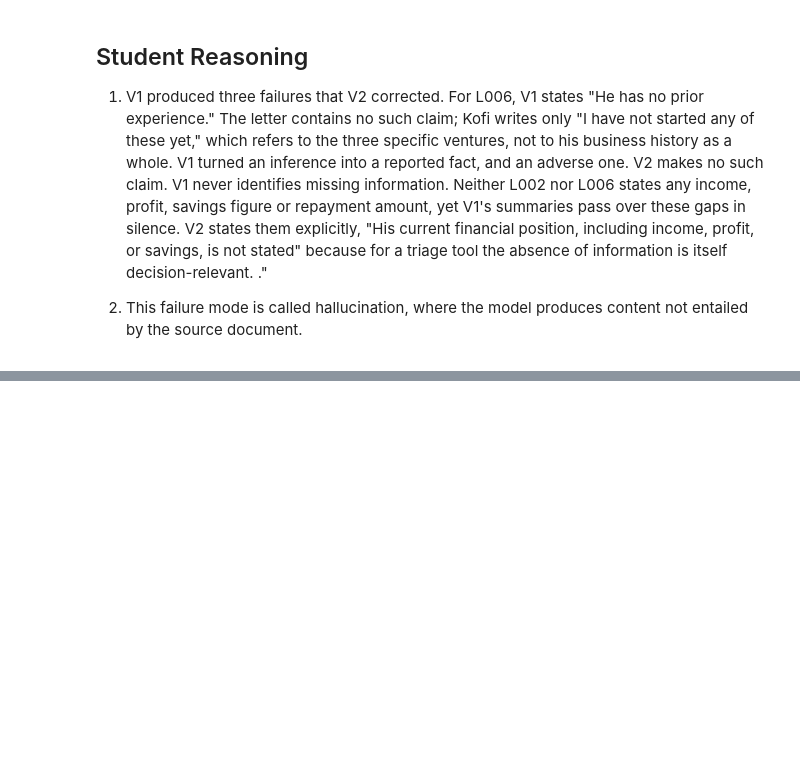
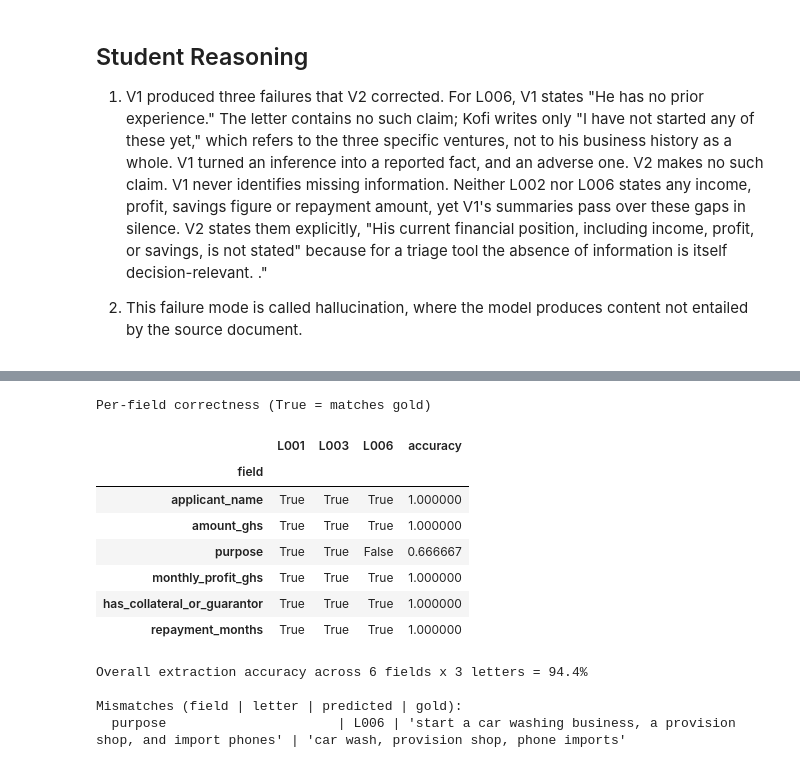
Before and after one commit to dan-the-man7/lab_4_, a Jupyter notebook: lab4.ipynb, the cells around one changed output, grey strips where cells are left out. Saved outputs shown, nothing was run; the diff lists cells and outputs as text; code cells hidden in the pictures; blank space fills up the shorter version.

```diff
--- a/lab4.ipynb
+++ b/lab4.ipynb
@@ -483 +483,71 @@ Briefing L006
 Final Decision: to be made by the human loan officer.
+# %%
+# Part 4.1
+STOPWORDS = {"a", "an", "the", "and", "or", "of", "to", "for", "into", "with", "my", "new"}
+
+
+def _norm_words(s):
+    return {w for w in re.findall(r"[a-z]+", str(s).lower())} - STOPWORDS
+
+
+def field_matches(field, predicted, gold):
+    if field == "applicant_name":
+        return str(predicted).strip().lower() == str(gold).strip().lower()
+    if field == "purpose":
+        p, g = _norm_words(predicted), _norm_words(gold)
+        if not g:
+            return not p
+        return len(p & g) / len(p | g) >= 0.30
+    if predicted is None or gold is None:
+        return predicted is None and gold is None
+    if isinstance(gold, bool):
+        return bool(predicted) is gold
+    try:
+        return float(predicted) == float(gold)
+    except (TypeError, ValueError):
+        return False
+
+
+gold_ids = list(GOLD.keys())
+rows = {}
+for field in EXPECTED_KEYS:
+    row = {}
+    for lid in gold_ids:
+        pred = (extracted[lid] or {}).get(field)
+        row[lid] = field_matches(field, pred, GOLD[lid][field])
+    row["accuracy"] = sum(row[l] for l in gold_ids) / len(gold_ids)
+    rows[field] = row
+
+accuracy_df = pd.DataFrame.from_dict(rows, orient="index")
+accuracy_df.index.name = "field"
+print("Per-field correctness (True = matches gold)\n")
+display(accuracy_df)
+
+overall = accuracy_df["accuracy"].mean()
+print(f"\nOverall extraction accuracy across {len(EXPECTED_KEYS)} fields "
+      f"x {len(gold_ids)} letters = {overall:.1%}")
+
+print("\nMismatches (field | letter | predicted | gold):")
+found = False
+for field in EXPECTED_KEYS:
+    for lid in gold_ids:
+        if not rows[field][lid]:
+            found = True
+            print(f"  {field:<28} | {lid} | {(extracted[lid] or {}).get(field)!r:<45} "
+                  f"| {GOLD[lid][field]!r}")
+if not found:
+    print("  none. every field matched.")
+# %% [output]
+Per-field correctness (True = matches gold)
+|  | L001 | L003 | L006 | accuracy |
+| field |  |  |  |  |
+| applicant_name | True | True | True | 1.000000 |
+| amount_ghs | True | True | True | 1.000000 |
+| purpose | True | True | False | 0.666667 |
+| monthly_profit_ghs | True | True | True | 1.000000 |
+| has_collateral_or_guarantor | True | True | True | 1.000000 |
+| repayment_months | True | True | True | 1.000000 |
+Overall extraction accuracy across 6 fields x 3 letters = 94.4%
+
+Mismatches (field | letter | predicted | gold):
+  purpose                      | L006 | 'start a car washing business, a provision shop, and import phones' | 'car wash, provision shop, phone imports'
```
Also changed, not shown: parts of 3 cells of this notebook.
